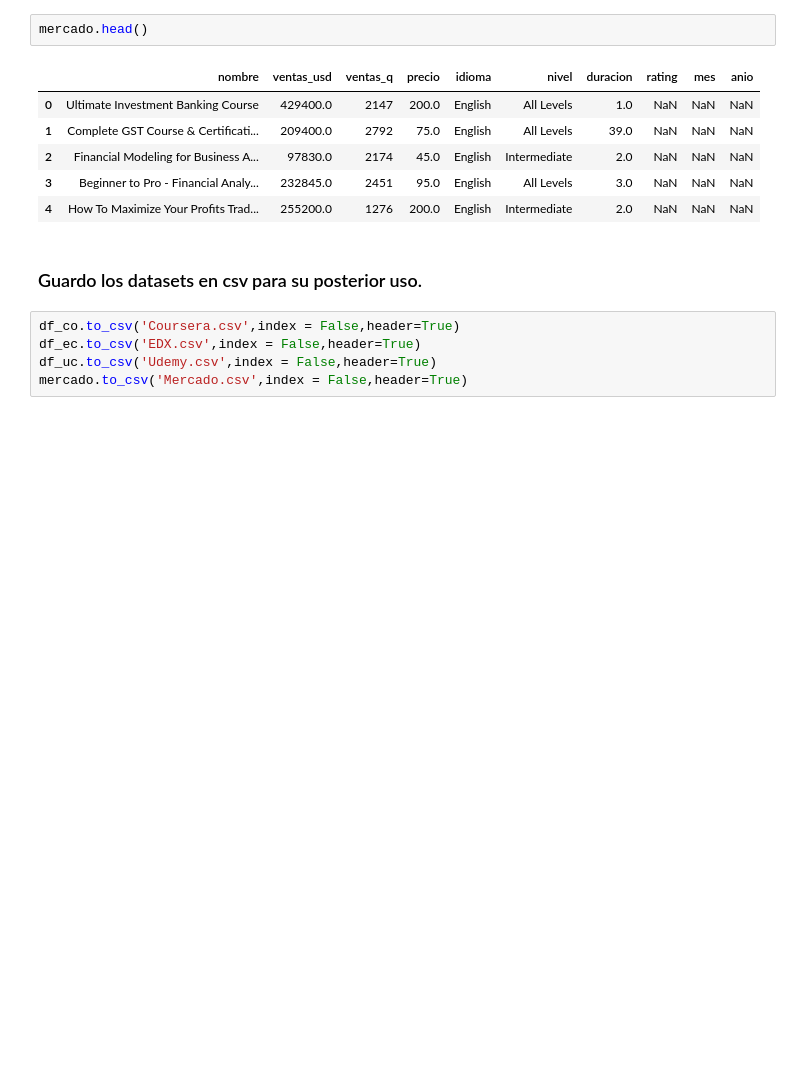
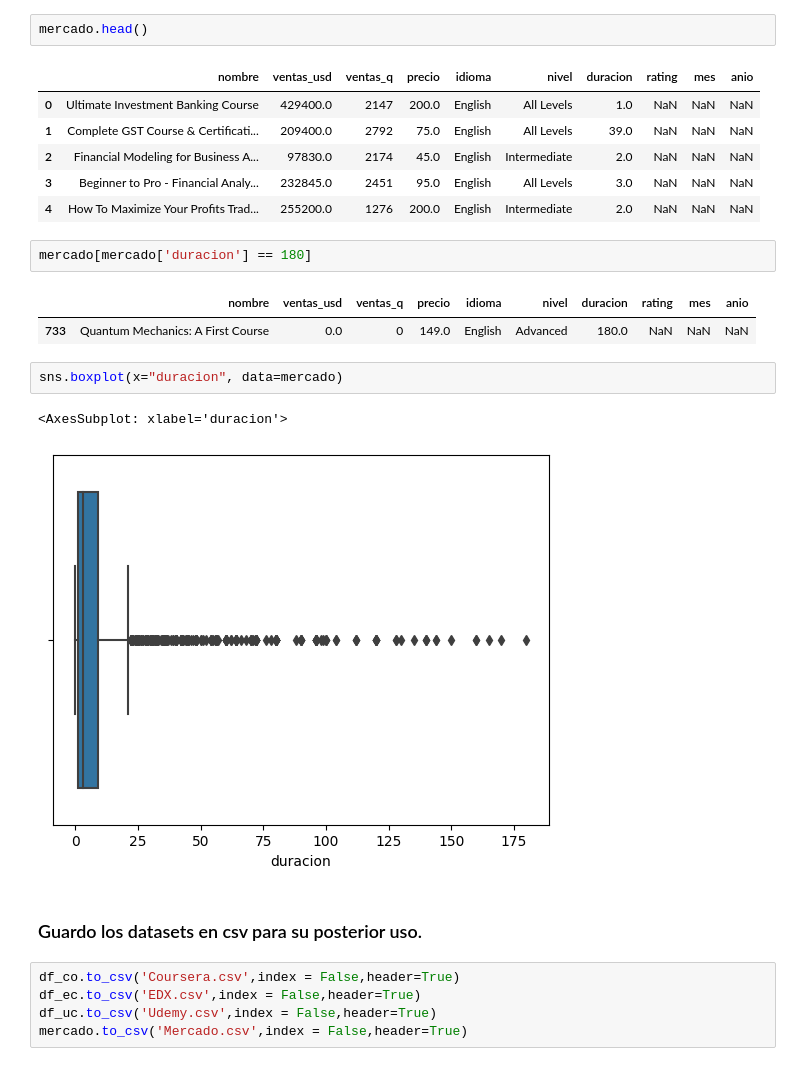
Before and after one commit to maurogpini/Data-Analytics-advice-on-MOOCS-Market, a Jupyter notebook: EDA.ipynb, the cells around one changed output. Saved outputs shown, nothing was run; the diff lists cells and outputs as text; blank space fills up the shorter version.

```diff
--- a/EDA.ipynb
+++ b/EDA.ipynb
@@ -1073,6 +1073,16 @@ mercado.head()
 | 2 | Financial Modeling for Business A... | 97830.0 | 2174 | 45.0 | English | Intermediate | 2.0 | NaN | NaN | NaN |
 | 3 | Beginner to Pro - Financial Analy... | 232845.0 | 2451 | 95.0 | English | All Levels | 3.0 | NaN | NaN | NaN |
 | 4 | How To Maximize Your Profits Trad... | 255200.0 | 1276 | 200.0 | English | Intermediate | 2.0 | NaN | NaN | NaN |
+# %%
+mercado[mercado['duracion'] == 180]
+# %% [output]
+|  | nombre | ventas_usd | ventas_q | precio | idioma | nivel | duracion | rating | mes | anio |
+| 733 | Quantum Mechanics: A First Course | 0.0 | 0 | 149.0 | English | Advanced | 180.0 | NaN | NaN | NaN |
+# %%
+sns.boxplot(x="duracion", data=mercado)
+# %% [output]
+<AxesSubplot: xlabel='duracion'>
+[figure, added]
 # %% [markdown]
 ### Guardo los datasets en csv para su posterior uso.
 # %%
```
Also changed, not shown: parts of 3 cells of this notebook, 1 other file.
